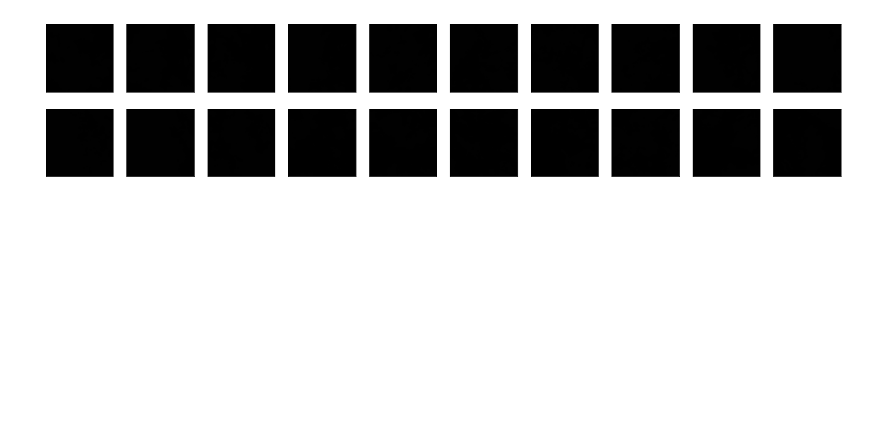
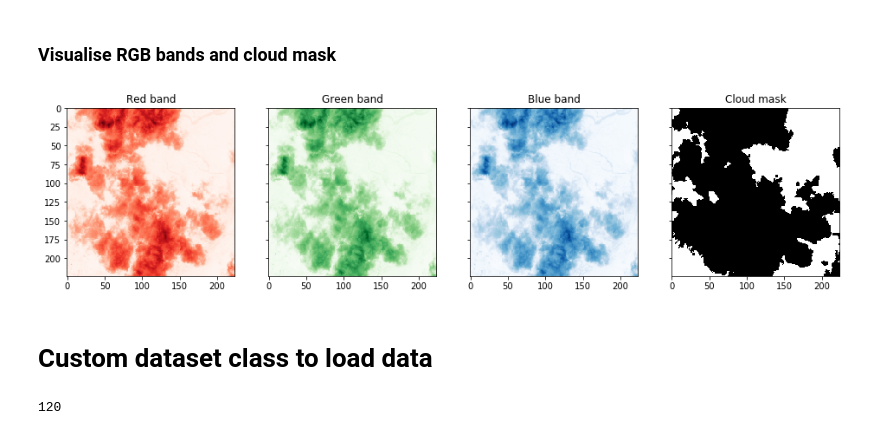
Before and after one commit to ZhouPeng-NIMST/cloud_detection_using_satellite_data, a Jupyter notebook: cloud_detect.ipynb, the cells around one changed output. Cells and saved outputs as stored; diff of their text form; code cells hidden in the pictures; blank space fills up the shorter version.

Commit message:
Update cloud detect notebook

```diff
--- a/cloud_detect.ipynb
+++ b/cloud_detect.ipynb
@@ -14,0 +73,5 @@ Cloud_Mask  Image
+# %%
+# path of a sample raster data
+
+raster_path = 'drive/My Drive/cloudnet/cloud/20180516_S2_20m_2240_0.tif'
+band_array_list = raster_info(raster_path)
@@ -14,0 +156,5 @@ Cloud_Mask  Image
+# %%
+# path of the cloud mask
+
+raster_path = 'drive/My Drive/cloudnet/cloud_mask/20180516_S2_20m_2240_0.tif'
+mask_array_list = raster_info(raster_path)
@@ -15 +196,27 @@ Cloud_Mask  Image
+# %% [markdown]
+### Visualise RGB bands and cloud mask
+# %%
+fig, (ax1, ax2, ax3, ax4) = plt.subplots(nrows=1, ncols=4, sharex=True, sharey=True, figsize = (16,16))
+
+img1 = ax1.imshow(band_array_list[0], cmap = 'Reds')
+ax1.set_title('Red band')
+ax1.axis('on')
+
+img2 = ax2.imshow(band_array_list[1], cmap = 'Greens')
+ax2.set_title('Green band')
+ax2.axis('on')
+
+img3 = ax3.imshow(band_array_list[2], cmap = 'Blues')
+ax3.set_title('Blue band')
+ax3.axis('on')
+
+img4 = ax4.imshow(mask_array_list[0], cmap = 'Greys')
+ax4.set_title('Cloud mask')
+ax4.axis('on')
+
+plt.show()
+# %% [output]
+[figure, added]
+# %% [markdown]
+# Custom dataset class to load data
 # %%
@@ -35,25 +242,10 @@ class MyDataset(Dataset):
 # %%
 # Define function hyperparameters
-batch_size = 32
-img_size = 200
+image_paths = glob.glob("drive/My Drive/cloudnet/cloud/*.tif")
+mask_paths = glob.glob("drive/My Drive/cloudnet/cloud_mask/*.tif")
 
 # Call your function and get a dataloader
-cloud_dataset = MyDataset()
+cloud_dataset = CloudDataset(image_paths, mask_paths)
+print(len(cloud_dataset))
+# %% [output]
+120
-# %%
-def imshow(img):
-    npimg = img.numpy()
-    plt.imshow(np.transpose(npimg, (1, 2, 0)))
-
-
-# obtain one batch of training images
-dataiter = iter(image_loader)
-images, labels = dataiter.next()
-
-# plot the images in the batch, along with the corresponding labels
-fig = plt.figure(figsize=(20, 4))
-plot_size=20
-for idx in np.arange(plot_size):
-    ax = fig.add_subplot(2, plot_size/2, idx+1, xticks=[], yticks=[])
-    imshow(images[idx])
-# %% [output]
-[figure, removed]
```
Also changed, not shown: parts of 25 cells of this notebook.
